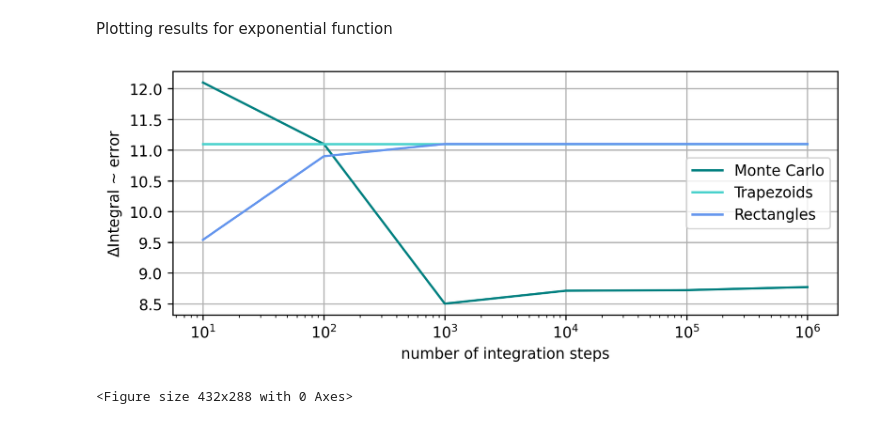
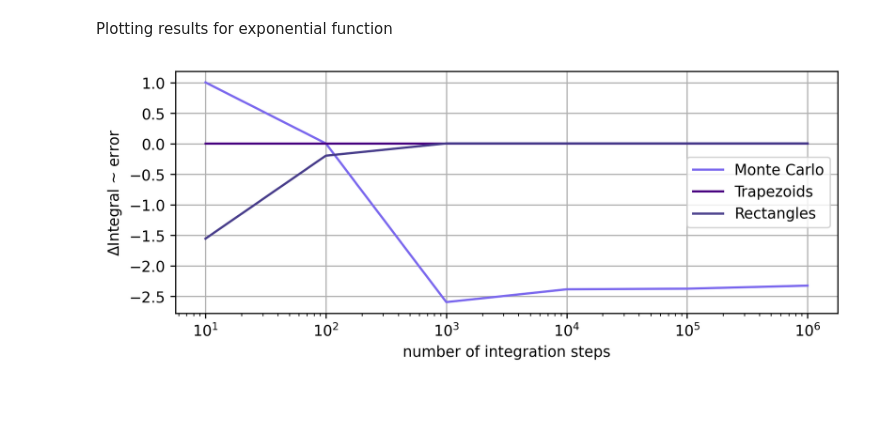
Before and after one commit to emanuelitoss/exams_cmp, a Jupyter notebook: PlotNotebook.ipynb, the cells around one changed output. Saved outputs shown, nothing was run; the diff lists cells and outputs as text; code cells hidden in the pictures.

```diff
--- a/PlotNotebook.ipynb
+++ b/PlotNotebook.ipynb
@@ -93,6 +91,6 @@ Analytical integral is: $$\int_a^b (mx+q)dx= \frac{m}{2}\left(b-a\right)^2+q(b-a
 def line_integral(a, b, m=1, q=0):
     return (0.5*m*(b*b-a*a)+q*(b-a))
 
-analyticalIntegral = line_integral(-1, 1)
+analyticalIntegral = line_integral(-0.1, 0.6, m=63.4, q=0)
 print("Analytical integral is:", analyticalIntegral)
 # %% [output]
@@ -106,15 +104,14 @@ Plotting results for exponential function
 # %%
 %matplotlib inline
 plt.figure("PlotLineFunction", figsize=(8,3) , dpi=250)
 plt.xscale('log')
 plt.xlabel("number of integration steps")
 plt.ylabel("$\Delta$Integral ~ error")
-plt.plot(numbers, MC_int - analyticalIntegral, label='Monte Carlo', color='teal')
-plt.plot(numbers, Trap_int - analyticalIntegral, label='Trapezoids', color='mediumturquoise')
-plt.plot(numbers, Rect_int - analyticalIntegral, label='Rectangles', color='cornflowerblue')
+plt.plot(numbers, MC_int - analyticalIntegral, label='Monte Carlo', color='mediumslateblue')
+plt.plot(numbers, Trap_int - analyticalIntegral, label='Trapezoids', color='indigo')
+plt.plot(numbers, Rect_int - analyticalIntegral, label='Rectangles', color='darkslateblue')
 plt.grid()
 plt.legend()
 plt.show()
 # %% [output]
-[figure, old version]
+[figure, new version]
-<Figure size 432x288 with 0 Axes>
```
Also changed, not shown: parts of 5 cells of this notebook.
